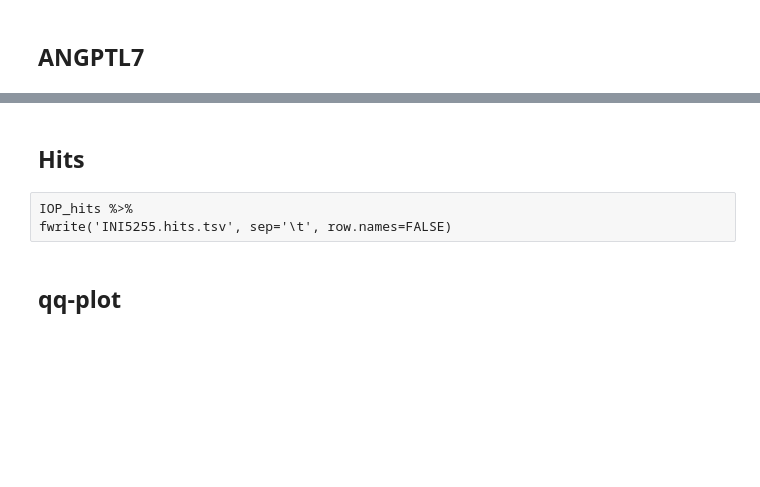
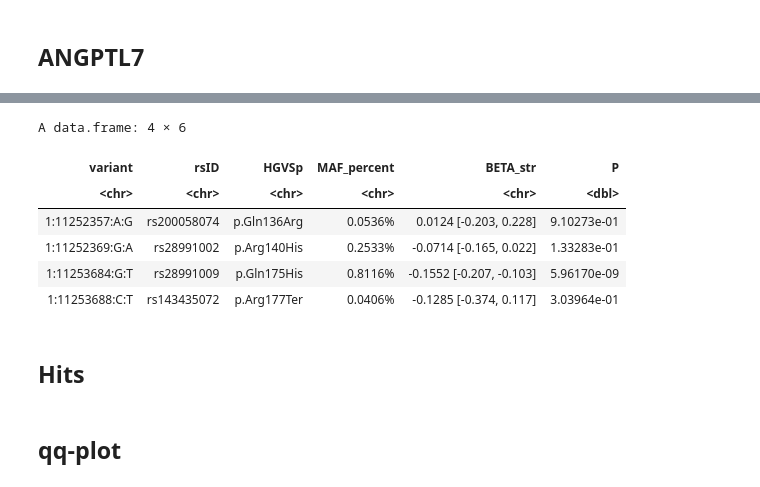
Before and after one commit to rivas-lab/ANGPTL7, a Jupyter notebook: notebook/ukbb_summary_stats_analysis/ANGPTL7_IOP.ipynb, the cells around one changed output, grey strips where cells are left out. Cells and saved outputs as stored; diff of their text form; code cells hidden in the pictures; blank space fills up the shorter version.

```diff
--- a/notebook/ukbb_summary_stats_analysis/ANGPTL7_IOP.ipynb
+++ b/notebook/ukbb_summary_stats_analysis/ANGPTL7_IOP.ipynb
@@ -103,0 +169,10 @@ A data.frame: 5 × 9
+# %%
+IOPs[['INI2005254']] %>% show_sumstats(annot.arr)
+# %% [output]
+A data.frame: 4 × 6
+| variant | rsID | HGVSp | MAF_percent | BETA_str | P |
+| <chr> | <chr> | <chr> | <chr> | <chr> | <dbl> |
+| 1:11252357:A:G | rs200058074 | p.Gln136Arg | 0.0536% | 0.0124 [-0.203, 0.228] | 9.10273e-01 |
+| 1:11252369:G:A | rs28991002 | p.Arg140His | 0.2533% | -0.0714 [-0.165, 0.022] | 1.33283e-01 |
+| 1:11253684:G:T | rs28991009 | p.Gln175His | 0.8116% | -0.1552 [-0.207, -0.103] | 5.96170e-09 |
+| 1:11253688:C:T | rs143435072 | p.Arg177Ter | 0.0406% | -0.1285 [-0.374, 0.117] | 3.03964e-01 |
@@ -114,3 +199,0 @@ select(variant, variant_ID, BETA, SE, P, Csq, Consequence, Gene_symbol, HGVSp, M
-# %% [raw]
-IOP_hits %>%
-fwrite('INI5255.hits.tsv', sep='\t', row.names=FALSE)
```
Also changed, not shown: parts of 31 cells of this notebook, 15 other files.
